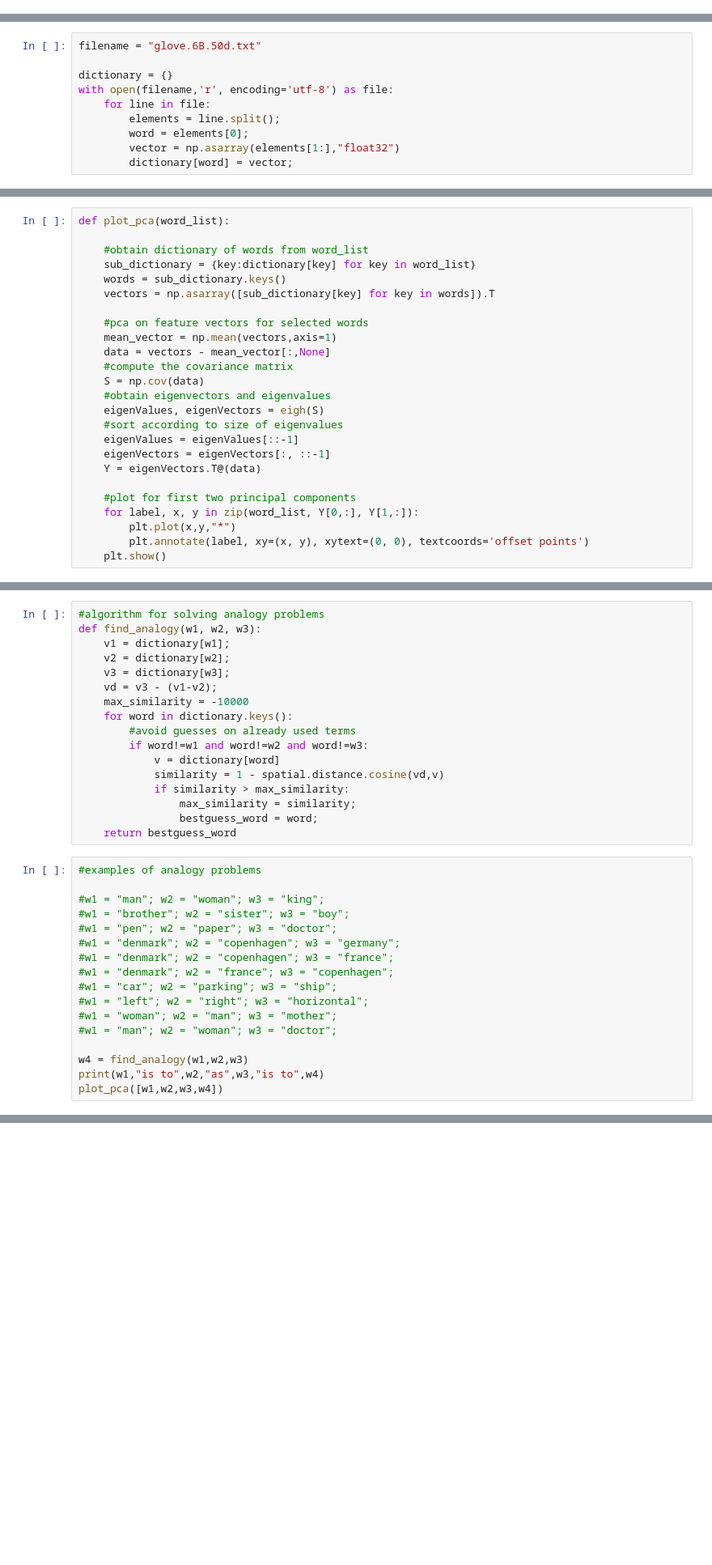
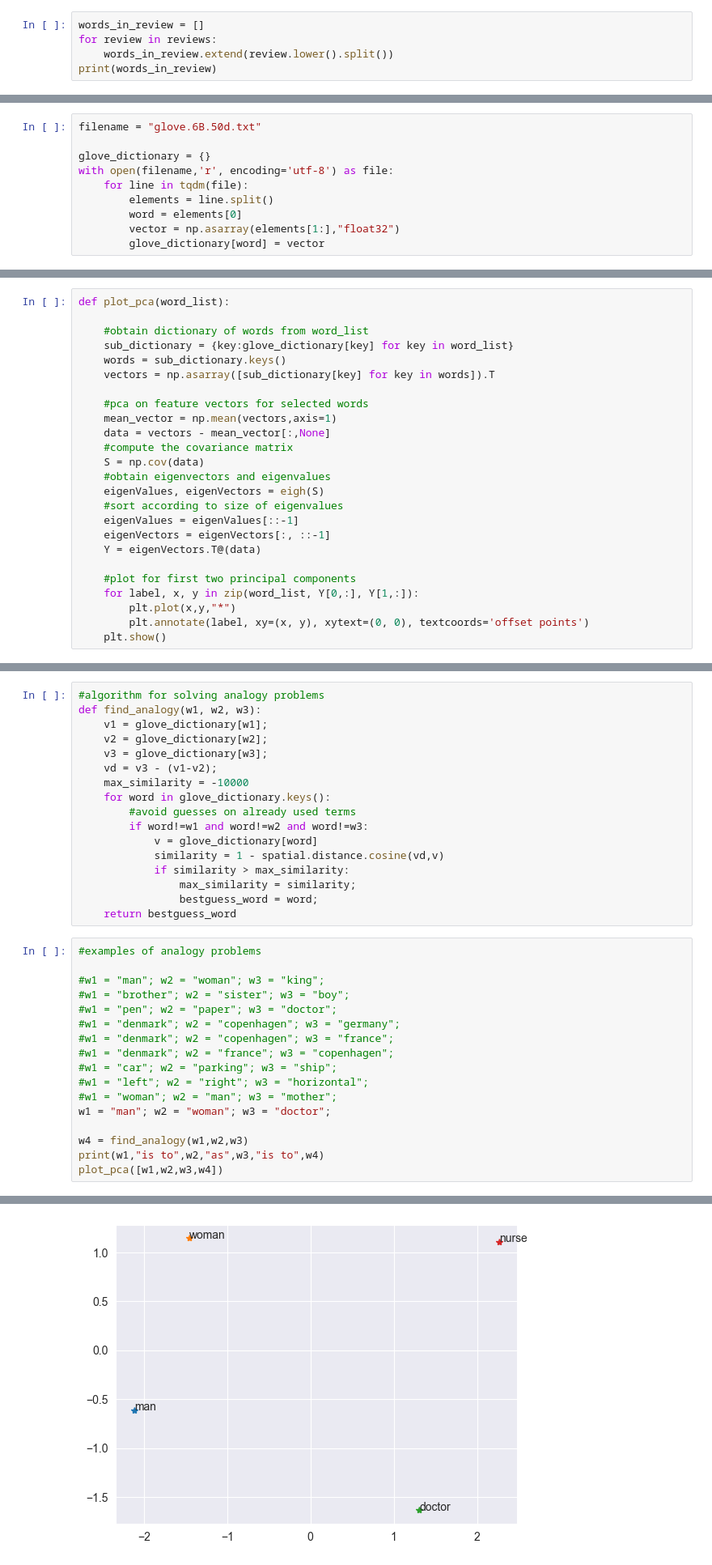
Before and after one commit to Twinbo/Signals-and-Data-Autumn-2025-student, a Jupyter notebook: week_9/ex_week_9.ipynb, the cells around one changed output, grey strips where cells are left out. Shown at 81% size. Cells and saved outputs as stored; diff of their text form; blank space fills up the shorter version.

```diff
--- a/week_9/ex_week_9.ipynb
+++ b/week_9/ex_week_9.ipynb
@@ -36,0 +35,5 @@ for review in reviews:
+# %%
+words_in_review = []
+for review in reviews:
+    words_in_review.extend(review.lower().split())
+print(words_in_review)
@@ -63,10 +113,10 @@ $\star$ What is the dimensionality of the data?
 # %%
 filename = "glove.6B.50d.txt"
 
-dictionary = {}
+glove_dictionary = {}
 with open(filename,'r', encoding='utf-8') as file:
-    for line in file:
-        elements = line.split();
-        word = elements[0];
+    for line in tqdm(file):
+        elements = line.split()
+        word = elements[0]
         vector = np.asarray(elements[1:],"float32")
-        dictionary[word] = vector;
+        glove_dictionary[word] = vector
@@ -175,7 +255,7 @@ $\star$ Evaluate whether you can use the PCA visualization to illustrate your fi
 def plot_pca(word_list):
 
     #obtain dictionary of words from word_list
-    sub_dictionary = {key:dictionary[key] for key in word_list}
+    sub_dictionary = {key:glove_dictionary[key] for key in word_list}
     words = sub_dictionary.keys()
     vectors = np.asarray([sub_dictionary[key] for key in words]).T
 
@@ -233,15 +319,15 @@ $\star$ For real cognitive tests the analogy problem is often presented as a mul
 # %%
 #algorithm for solving analogy problems
 def find_analogy(w1, w2, w3):
-    v1 = dictionary[w1];
-    v2 = dictionary[w2];
-    v3 = dictionary[w3];
+    v1 = glove_dictionary[w1];
+    v2 = glove_dictionary[w2];
+    v3 = glove_dictionary[w3];
     vd = v3 - (v1-v2);
     max_similarity = -10000
-    for word in dictionary.keys():
+    for word in glove_dictionary.keys():
         #avoid guesses on already used terms
         if word!=w1 and word!=w2 and word!=w3:
-            v = dictionary[word]
+            v = glove_dictionary[word]
             similarity = 1 - spatial.distance.cosine(vd,v)
             if similarity > max_similarity:
                 max_similarity = similarity;
@@ -259,8 +345,9 @@ def find_analogy(w1, w2, w3):
 #w1 = "car"; w2 = "parking"; w3 = "ship";
 #w1 = "left"; w2 = "right"; w3 = "horizontal";
 #w1 = "woman"; w2 = "man"; w3 = "mother";
-#w1 = "man"; w2 = "woman"; w3 = "doctor";
+w1 = "man"; w2 = "woman"; w3 = "doctor";
 
 w4 = find_analogy(w1,w2,w3)
 print(w1,"is to",w2,"as",w3,"is to",w4)
 plot_pca([w1,w2,w3,w4])
+# %% [output]
@@ -267 +355,2 @@ plot_pca([w1,w2,w3,w4])
+[figure, added]
 # %% [markdown]
```
Also changed, not shown: parts of 24 cells of this notebook.
